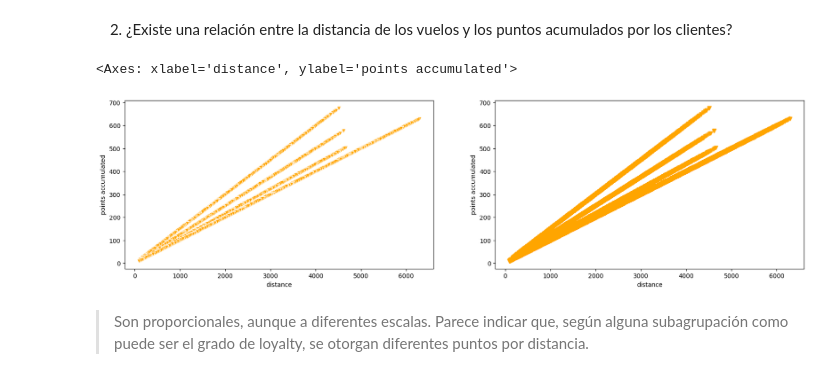
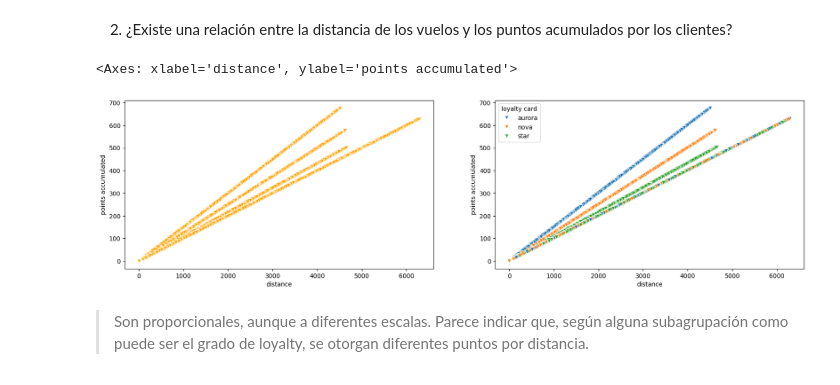
Before and after one commit to Adalab/bda-modulo-3-evaluacion-final-icorreald, a Jupyter notebook: 2.visualizaciones.ipynb, the cells around one changed output. Saved outputs shown, nothing was run; the diff lists cells and outputs as text; code cells hidden in the pictures.

Commit message:
update visualizaciones

```diff
--- a/2.visualizaciones.ipynb
+++ b/2.visualizaciones.ipynb
@@ -88,22 +25,22 @@ Media y mediana de vuelos reservados:
 # %%
 fig, axes = plt.subplots(nrows = 1, ncols = 2, figsize = (20, 5))
 
 sns.scatterplot(x='distance',
                 y= 'points accumulated',
-                data = df_booked,
+                data = df,
                 marker='v',
                 color = 'orange',
                 ax=axes[0])
 
-sns.regplot(x='distance',
+sns.scatterplot(x='distance',
                 y= 'points accumulated',
-                data = df_booked,
+                data = df,
+                hue = 'loyalty card',
                 marker='v',
-                color = 'orange',
                 ax=axes[1])
 # %% [output]
 <Axes: xlabel='distance', ylabel='points accumulated'>
-[figure, old version]
+[figure, new version]
 # %% [markdown]
 > Son proporcionales, aunque a diferentes escalas. Parece indicar que, según alguna subagrupación como puede ser el grado de loyalty, se otorgan diferentes puntos por distancia.
 # %% [markdown]
```
Also changed, not shown: parts of 21 cells of this notebook, 5 other files.
